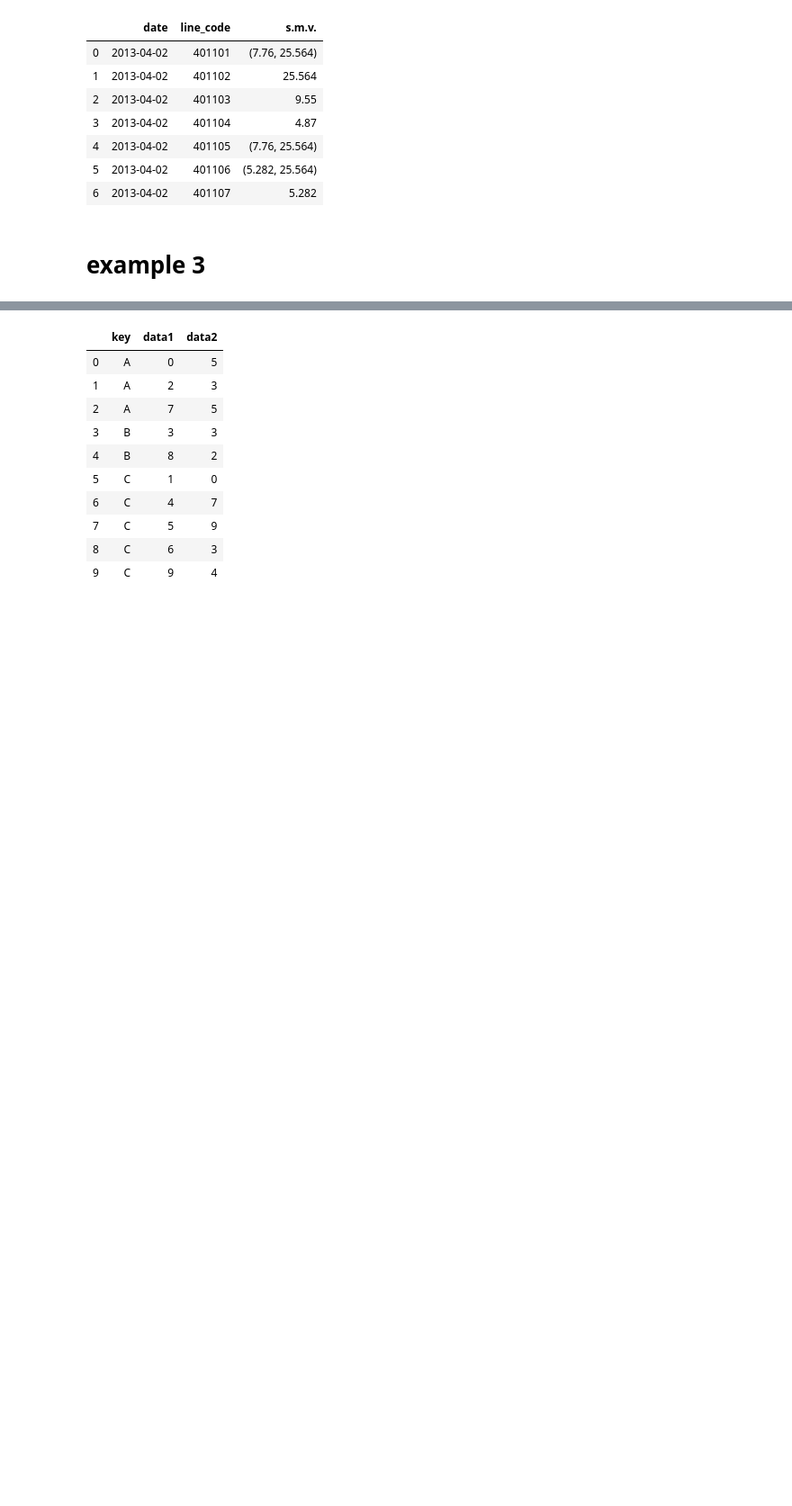
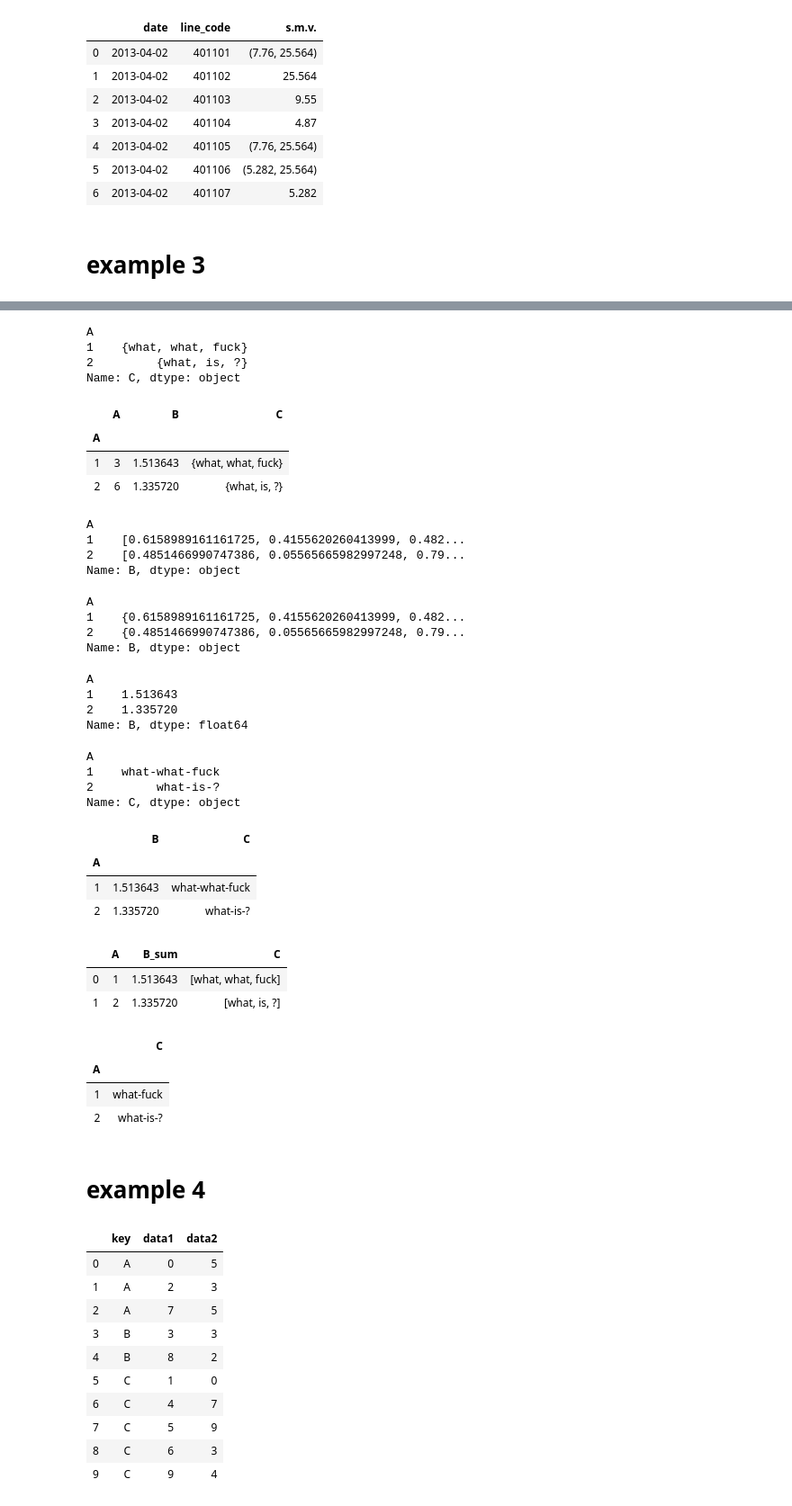
Before and after one commit to zawecha1/data_playground, a Jupyter notebook: pandas/groupby and aggregation.ipynb, the cells around one changed output, grey strips where cells are left out. Shown: that part at 90% size. Drawn from its saved outputs; the diff is of its cells as text; code cells hidden in the pictures; blank space fills up the shorter version.

```diff
--- a/pandas/groupby and aggregation.ipynb
+++ b/pandas/groupby and aggregation.ipynb
@@ -78,3 +111,73 @@ DF_Agg
+# %%
+df.groupby('A')['C'].apply(lambda x: "{%s}" % ', '.join(x))
+# %% [output]
+A
+1    {what, what, fuck}
+2         {what, is, ?}
+Name: C, dtype: object
+# %%
+def f(x):
+    return pd.Series(dict(A = x['A'].sum(),
+                          B = x['B'].sum(),
+                          C = "{%s}" % ', '.join(x['C'])))
+
+df.groupby('A').apply(f)
+# %% [output]
+|  | A | B | C |
+| A |  |  |  |
+| 1 | 3 | 1.513643 | {what, what, fuck} |
+| 2 | 6 | 1.335720 | {what, is, ?} |
+# %%
+df.groupby('A')['B'].apply(list)
+# %% [output]
+A
+1    [0.6158989161161725, 0.4155620260413999, 0.482...
+2    [0.4851466990747386, 0.05565665982997248, 0.79...
+Name: B, dtype: object
+# %%
+df.groupby('A')['B'].apply(set)
+# %% [output]
+A
+1    {0.6158989161161725, 0.4155620260413999, 0.482...
+2    {0.4851466990747386, 0.05565665982997248, 0.79...
+Name: B, dtype: object
+# %%
+df.groupby('A')['B'].apply(np.sum)
+# %% [output]
+A
+1    1.513643
+2    1.335720
+Name: B, dtype: float64
+# %%
+df.groupby('A')['C'].agg(lambda col: '-'.join(col))
+# %% [output]
+A
+1    what-what-fuck
+2         what-is-?
+Name: C, dtype: object
+# %%
+df.groupby('A').agg({'B':'sum','C':'-'.join})
+# %% [output]
+|  | B | C |
+| A |  |  |
+| 1 | 1.513643 | what-what-fuck |
+| 2 | 1.335720 | what-is-? |
+# %%
+df.groupby('A').agg(B_sum=('B','sum'), C=('C', list)).reset_index()
+# %% [output]
+|  | A | B_sum | C |
+| 0 | 1 | 1.513643 | [what, what, fuck] |
+| 1 | 2 | 1.335720 | [what, is, ?] |
+# %%
+unique_chars = lambda x: '-'.join(x.unique())
+df.groupby('A').agg({'C': unique_chars})
+# %% [output]
+|  | C |
+| A |  |
+| 1 | what-fuck |
+| 2 | what-is-? |
+# %% [markdown]
+# example 4
 # %%
 rng = np.random.RandomState(0)
 df = pd.DataFrame({'key': ['A', 'C', 'A', 'B', 'C','C','C', 'A', 'B', 'C'],
```
Also changed, not shown: parts of 4 cells of this notebook, 1 other file.
